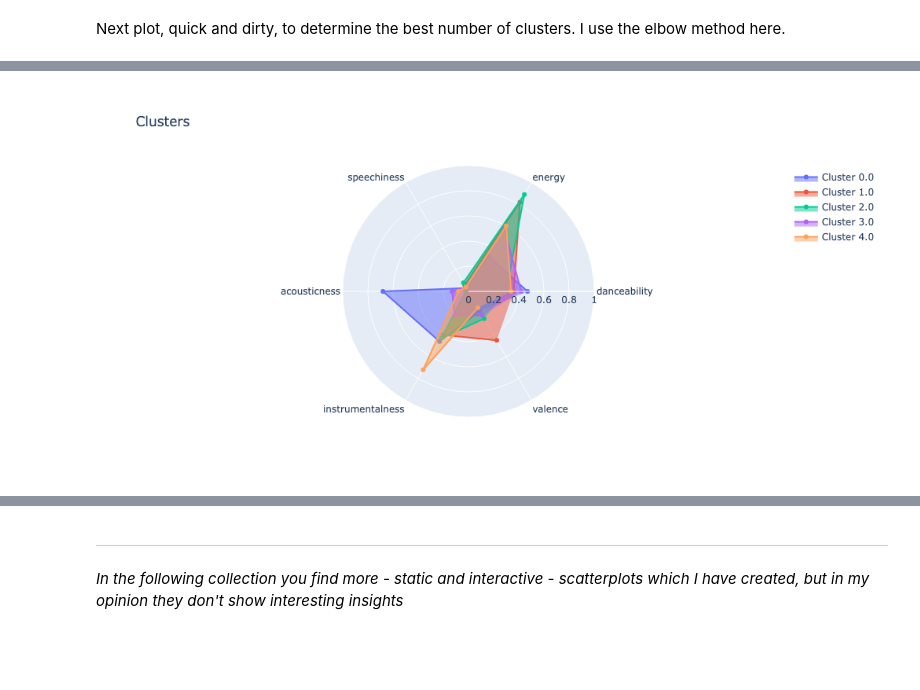
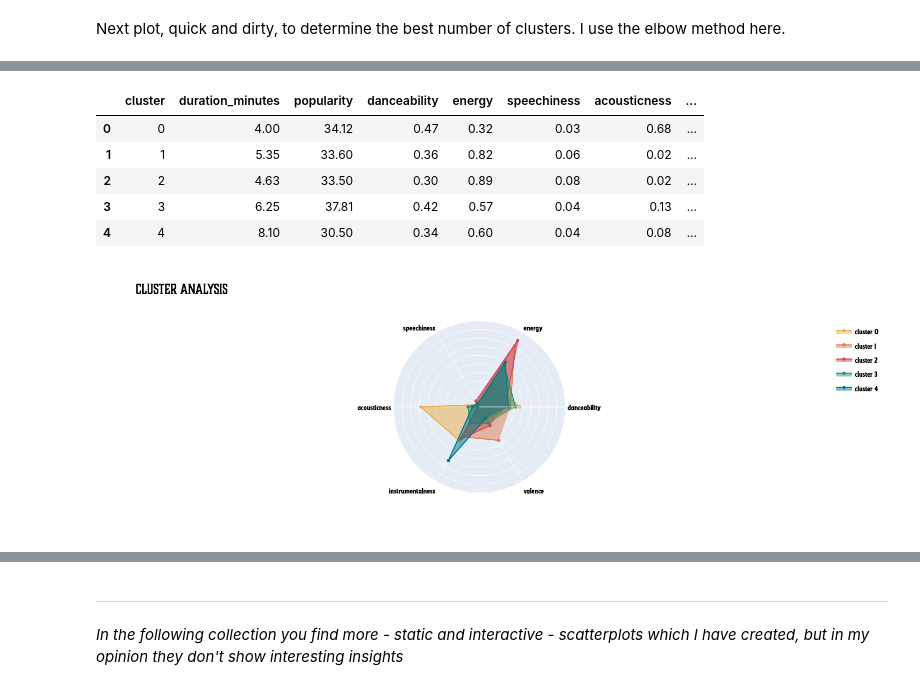
Before and after one commit to scheinmensch/Spotify, a Jupyter notebook: AllThemWitches.ipynb, the cells around one changed output, grey strips where cells are left out. Cells and saved outputs as stored; diff of their text form; code cells hidden in the pictures; blank space fills up the shorter version.

Commit message:
cluster analysis

```diff
--- a/AllThemWitches.ipynb
+++ b/AllThemWitches.ipynb
@@ -973,14 +965,3 @@ scaler = StandardScaler()
 scaled_data = scaler.fit_transform(data_for_clustering)
 # %% [markdown]
 Next plot, quick and dirty, to determine the best number of clusters. I use the elbow method here.
-# %%
-wcss = []
-
-for i in range(1, 11):
-    kmeans = KMeans(n_clusters=i, init='k-means++', random_state=42)
-    kmeans.fit(scaled_data)
-    wcss.append(kmeans.inertia_)
-
-plt.figure(figsize=(4, 3))
-plt.plot(range(1, 11), wcss, color='#00000080')
-plt.show()
@@ -990,0 +968,8 @@ I go for 5 clusters, sure thing.
+# %%
+from yellowbrick.cluster import KElbowVisualizer
+
+km = KMeans(random_state=42)
+visualizer = KElbowVisualizer(km, k=(2,10), size=(500, 300), timings=False)
+
+visualizer.fit(scaled_data)
+visualizer.show();
@@ -995,33 +982,73 @@ kmeans = KMeans(n_clusters=num_clusters, random_state=42)
 clusters = kmeans.fit_predict(scaled_data)
 
 atw['cluster'] = clusters
+# %%
+final_clusters = atw.groupby('cluster').agg(
+    {'duration_minutes': 'mean',
+     'popularity': 'mean',
+     'danceability': 'mean',
+     'energy': 'mean',
+     'speechiness': 'mean',
+     'acousticness': 'mean',
+     'instrumentalness': 'mean',
+     'liveness': 'mean',
+     'valence': 'mean',
+     'loudness': 'mean',
+     'tempo': 'mean',
+     'key': lambda x: x.value_counts().index[0],
+     'mode': lambda x: x.value_counts().index[0],
+     'time_signature': lambda x: x.value_counts().index[0],
+     'cluster': 'size'
+    }
+).rename(columns={'cluster': 'count'}).reset_index()
+
+final_clusters = final_clusters.round(2)
+final_clusters
+# %% [output]
+|  | cluster | duration_minutes | popularity | danceability | energy | speechiness | acousticness | ... |
+| 0 | 0 | 4.00 | 34.12 | 0.47 | 0.32 | 0.03 | 0.68 | ... |
+| 1 | 1 | 5.35 | 33.60 | 0.36 | 0.82 | 0.06 | 0.02 | ... |
+| 2 | 2 | 4.63 | 33.50 | 0.30 | 0.89 | 0.08 | 0.02 | ... |
+| 3 | 3 | 6.25 | 37.81 | 0.42 | 0.57 | 0.04 | 0.13 | ... |
+| 4 | 4 | 8.10 | 30.50 | 0.34 | 0.60 | 0.04 | 0.08 | ... |
 # %%
 atw_cluster_analysis = atw[['danceability', 'energy', 'speechiness', 'acousticness', 'instrumentalness', 'valence', 'cluster']].copy()
 means = atw_cluster_analysis.groupby('cluster').mean().round(2).reset_index()
 categories = ['danceability', 'energy', 'speechiness', 'acousticness', 'instrumentalness', 'valence']
 # %%
+cluster_colors = ["#edae49", "#df7c52", "#d1495b", "#318F63", "#00798c"]
+
 fig = go.Figure()
 
 for i in range(len(means)):
     fig.add_trace(go.Scatterpolar(
         r=means.iloc[i][categories],
         theta=categories,
         fill='toself',
-        name=f'Cluster {means.iloc[i]["cluster"]}'
+        name=f'cluster {means.iloc[i]["cluster"]:.0f}',
+        line_color=cluster_colors[i],
+        hovertemplate='%{theta}<br>mean: %{r:.2f}'
     ))
 
 fig.update_layout(
-    title="Clusters",
     width=800,
     height=500,
     polar=dict(
         radialaxis=dict(
             visible=True,
-            range=[0, 1]
+            range=[0, 1],
+            tickvals=[0, 0.1, 0.2, 0.3, 0.4, 0.5, 0.6, 0.7,0.8,0.9],
+            showticklabels=False
         )),
-    showlegend=True
+    showlegend=True,
+    title="Cluster analysis",
+    font_family="ROCKABILLY",
+    font_color="black",
+    font_size=18,
+    title_font_family="Boucherie Block",
+    legend_title_font_family="Boucherie Block",
 )
-
+fig.update_traces(hoverlabel=dict(namelength=0))
 fig.show()
 # %% [output]
-[figure, old version]
+[figure, new version]
```
Also changed, not shown: parts of 23 cells of this notebook.
